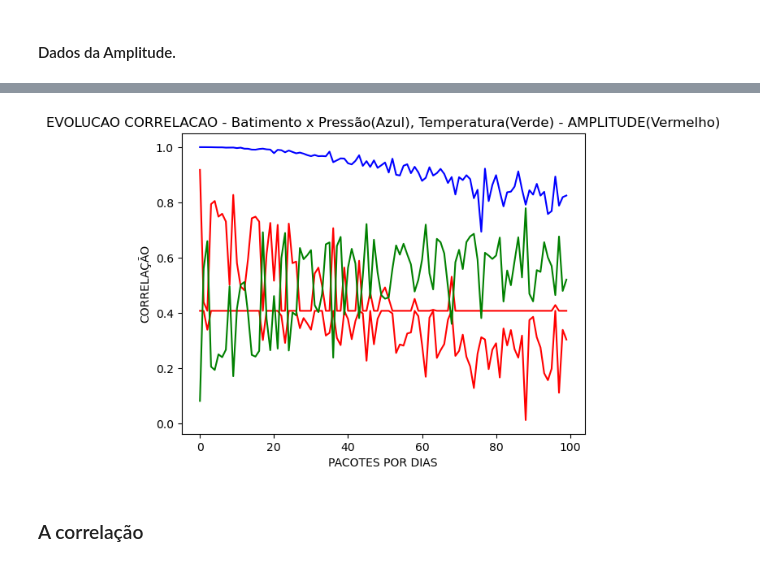
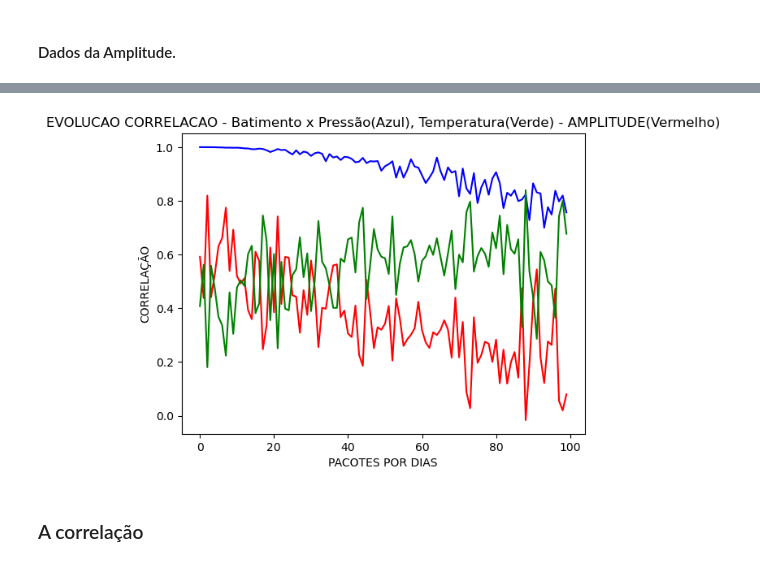
Before and after one commit to JulioAquinoDev/Analise_Exploratoria_de_Dados, a Jupyter notebook: main.ipynb, the cells around one changed output, grey strips where cells are left out. Saved outputs shown, nothing was run; the diff lists cells and outputs as text; code cells hidden in the pictures.

Commit message:
Histogramas e Plotagens.

```diff
--- a/main.ipynb
+++ b/main.ipynb
@@ -261,6 +364,28 @@ DFdados = pd.DataFrame(auxDF, columns=[PARAMETROS[0],PARAMETROS[1],PARAMETROS[2]
 # FERRAMENTA GERAL
 print("\nDADOS ESTATISTICOS BÁSICOS - TEMPORAL - POR HORA: ")
 print(f"NUMERO DE AMOSTRAS/CAMPOS DO DIA {dia-1}: ",DFdados.shape)
+
+hora = 24
+horas = []
+for i in range(hora): horas.append(i)
+
+regressao = linear_model.LinearRegression()
+horas_d = np.array(distribuirNaMatriz(horas))
+valores =np.array(distribuirNaMatriz(DFdados[PARAMETROS[2]]))
+regressao.fit(horas_d,valores)
+plt.plot(horas_d, horas_d*regressao.coef_[0][0] + regressao.intercept_, color='red')
+
+plt.plot(DFdados[PARAMETROS[2]], 'b')
+plt.title(f"SINAL {PARAMETROS[2]} do dia {dia}º")
+plt.xlabel("AMOSTRA")
+plt.ylabel("AMPLITUDE")
+plt.show()
+
+plt.hist(DFdados[PARAMETROS[2]])
+plt.title(f"Histograma {PARAMETROS[2]} do dia {dia}º")
+plt.xlabel(f"{PARAMETROS[2]}")
+plt.ylabel("FREQUENCIA")
+plt.show()
 # %% [output]
 DADOS ESTATISTICOS BÁSICOS - TEMPORAL - POR HORA:
 NUMERO DE AMOSTRAS/CAMPOS DO DIA 80:  (24, 3)
@@ -600,15 +779,14 @@ DFdados
 # %%
 # Plotando a correlação.
-plt.plot(AMPLITUDE_ACIMA_DA_MEDIA,'r')
-plt.plot(AMPLITUDE_ABAIXO_DA_MEDIA,'r')
+plt.plot(AMPLITUDE,'r')
 plt.plot(CORBATIMENTO_PRESSAO,'b')
 plt.plot(CORBATIMENTO_TEMPERATURA,'g')
 plt.title("EVOLUCAO CORRELACAO - Batimento x Pressão(Azul), Temperatura(Verde) - AMPLITUDE(Vermelho)")
 plt.xlabel("PACOTES POR DIAS")
 plt.ylabel("CORRELAÇÃO")
 plt.show()
 # %% [output]
-[figure, old version]
+[figure, new version]
 # %% [markdown]
 ### A correlação
 # %%
```
Also changed, not shown: parts of 25 cells of this notebook.
